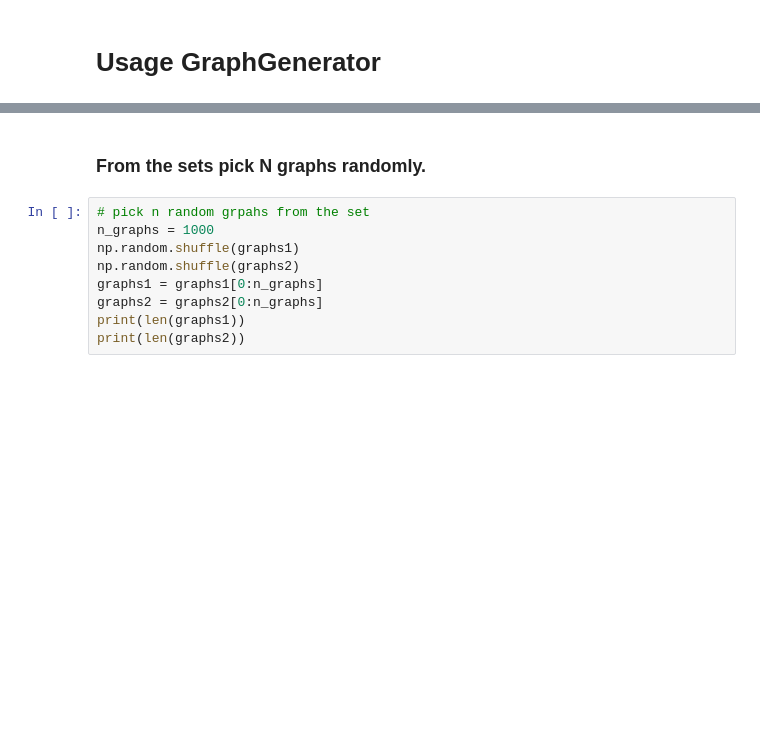
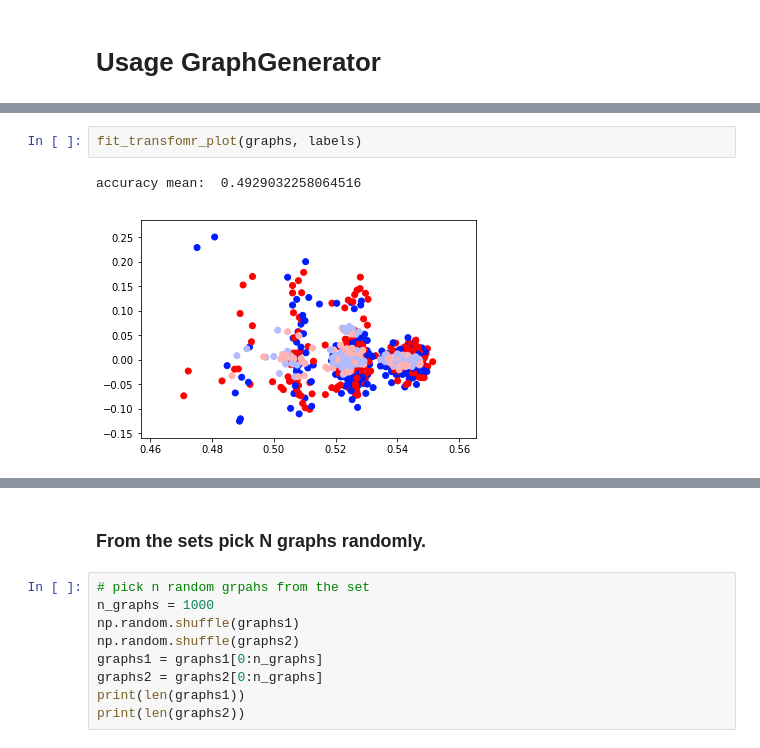
Before and after one commit to AntonioLonga/Master-thesis, a Jupyter notebook: Experiments/Usage Graph Generator.ipynb, the cells around one changed output, grey strips where cells are left out. Saved outputs shown, nothing was run; the diff lists cells and outputs as text; blank space fills up the shorter version.

```diff
--- a/Experiments/Usage Graph Generator.ipynb
+++ b/Experiments/Usage Graph Generator.ipynb
@@ -42,0 +53,5 @@ print(len(graphs2))
+# %%
+fit_transfomr_plot(graphs, labels)
+# %% [output]
+accuracy mean:  0.4929032258064516
+[figure, added]
```
Also changed, not shown: parts of 31 cells of this notebook, 1 other file.
